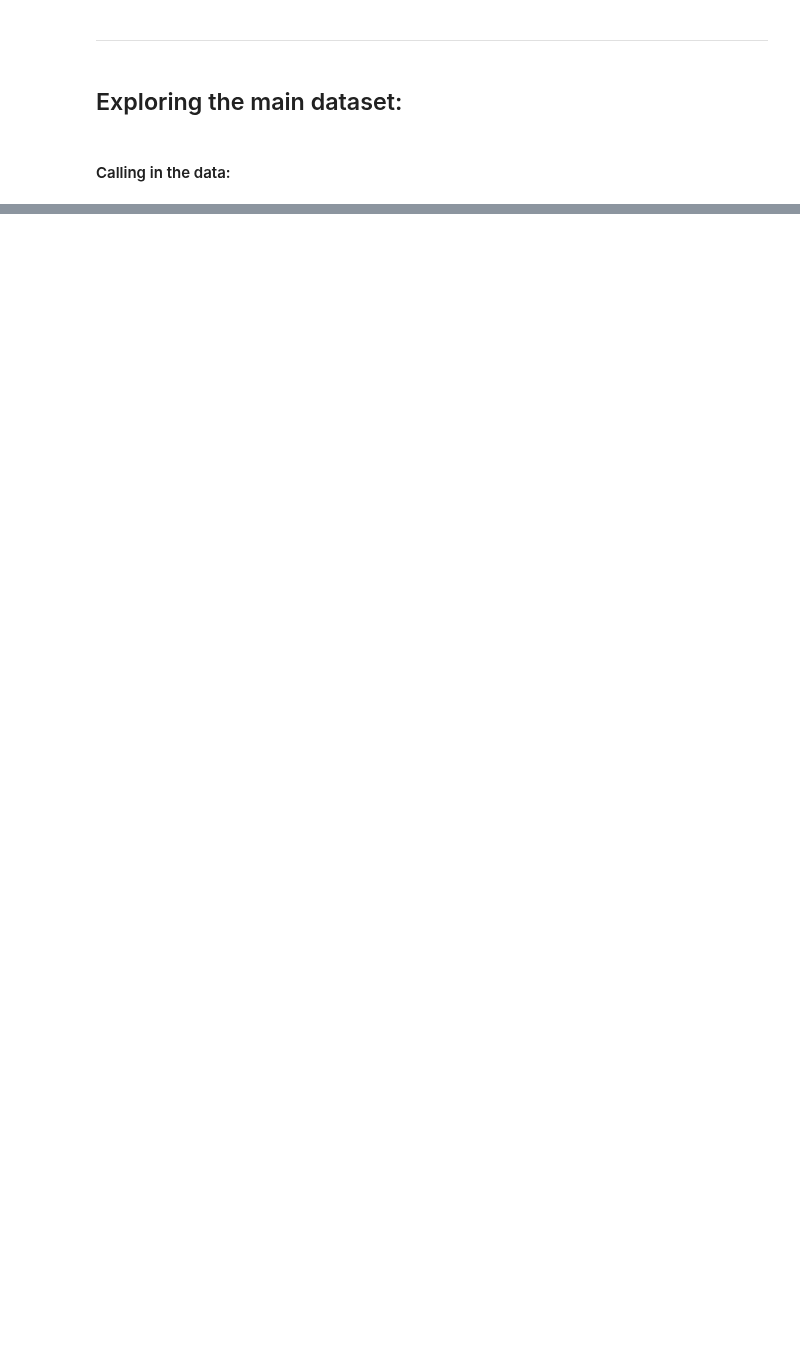
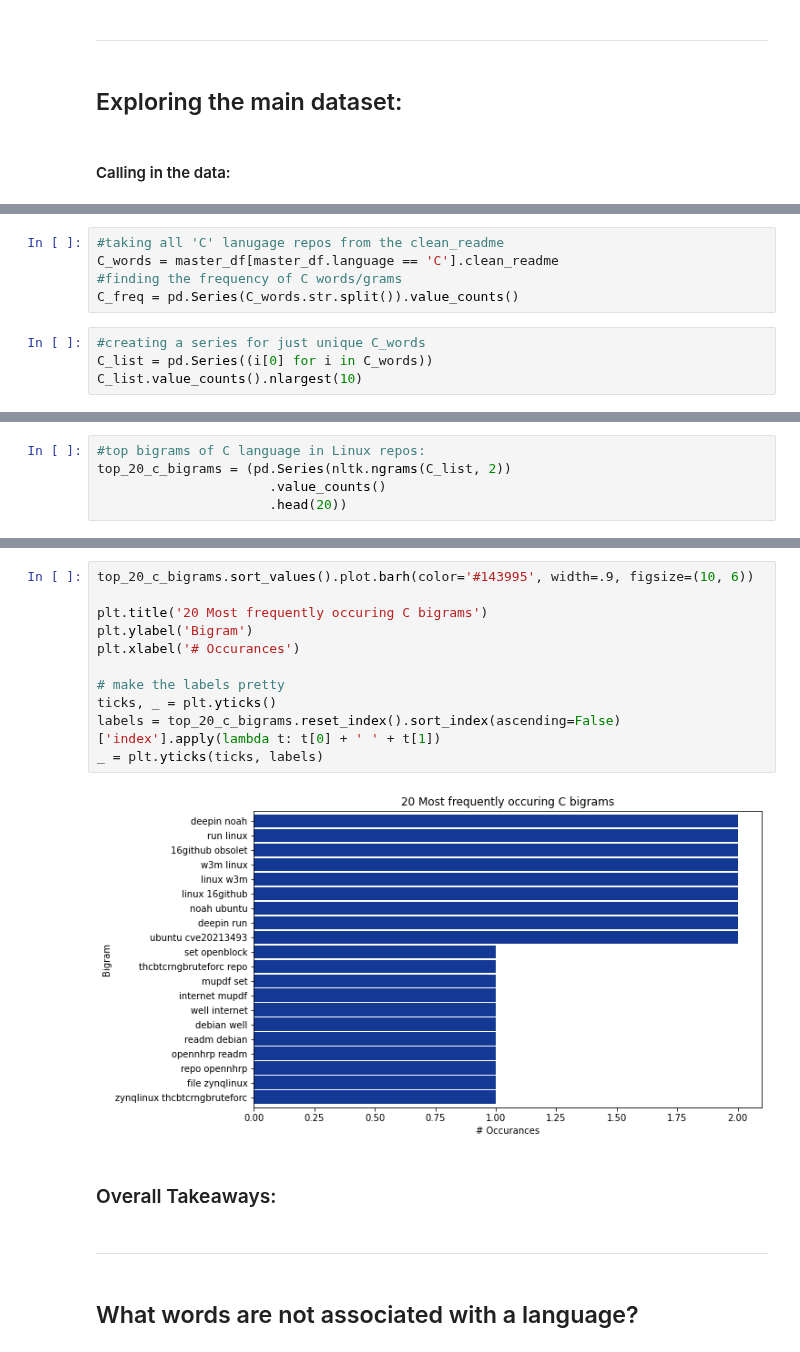
Before and after one commit to jemison-nlp-AnJeSt/github-NLP-project, a Jupyter notebook: Final_Notebook.ipynb, the cells around one changed output, grey strips where cells are left out. Saved outputs shown, nothing was run; the diff lists cells and outputs as text; blank space fills up the shorter version.

```diff
--- a/Final_Notebook.ipynb
+++ b/Final_Notebook.ipynb
@@ -95,0 +262,9 @@ master_df.head()
+# %%
+#taking all 'C' lanugage repos from the clean_readme
+C_words = master_df[master_df.language == 'C'].clean_readme
+#finding the frequency of C words/grams
+C_freq = pd.Series(C_words.str.split()).value_counts()
+# %%
+#creating a series for just unique C_words
+C_list = pd.Series((i[0] for i in C_words))
+C_list.value_counts().nlargest(10)
@@ -95,0 +294,5 @@ master_df.head()
+# %%
+#top bigrams of C language in Linux repos:
+top_20_c_bigrams = (pd.Series(nltk.ngrams(C_list, 2))
+                      .value_counts()
+                      .head(20))
@@ -95,0 +319,19 @@ master_df.head()
+# %%
+top_20_c_bigrams.sort_values().plot.barh(color='#143995', width=.9, figsize=(10, 6))
+
+plt.title('20 Most frequently occuring C bigrams')
+plt.ylabel('Bigram')
+plt.xlabel('# Occurances')
+
+# make the labels pretty
+ticks, _ = plt.yticks()
+labels = top_20_c_bigrams.reset_index().sort_index(ascending=False)['index'].apply(lambda t: t[0] + ' ' + t[1])
+_ = plt.yticks(ticks, labels)
+# %% [output]
+[figure, added]
+# %% [markdown]
+### Overall Takeaways:
+# %% [markdown]
+_______________________________________
+# %% [markdown]
+## What words are not associated with a language?
```
Also changed, not shown: parts of 46 cells of this notebook, 1 other file.
